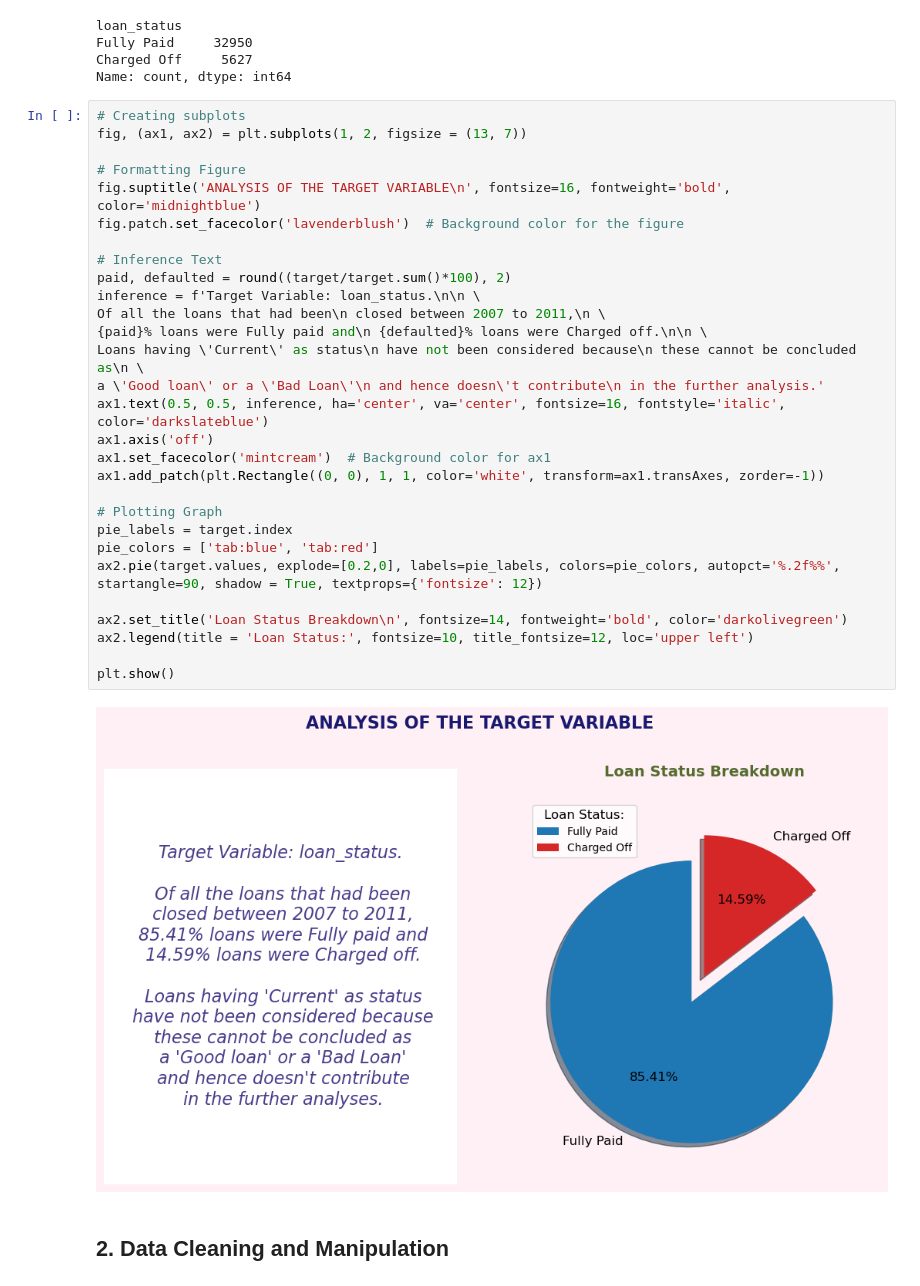
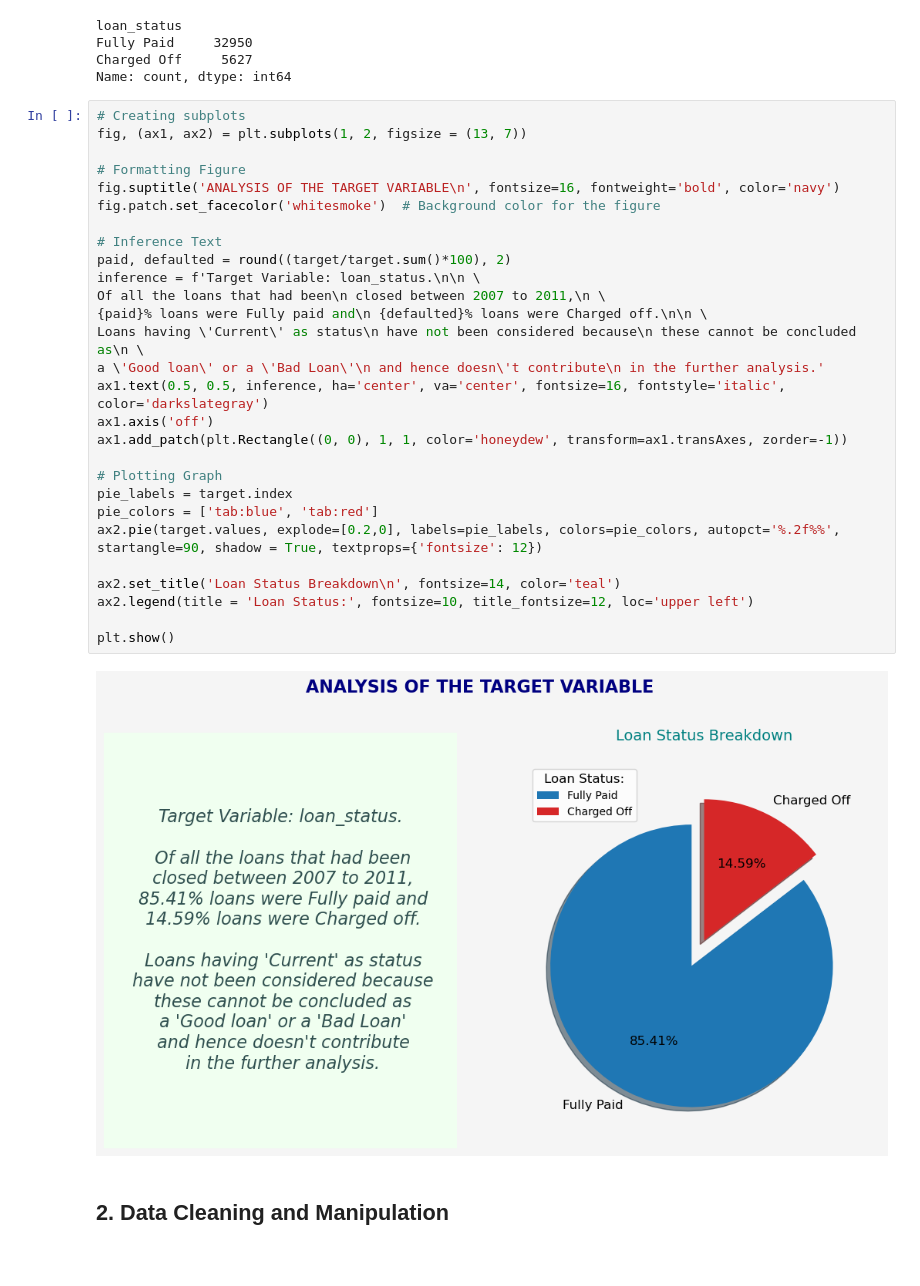
Before and after one commit to svenkatlata/Lending_Club_Case_Study, a Jupyter notebook: Lending_Club_Case_Study_EDA.ipynb, the cells around one changed output. Cells and saved outputs as stored; diff of their text form.

```diff
--- a/Lending_Club_Case_Study_EDA.ipynb
+++ b/Lending_Club_Case_Study_EDA.ipynb
@@ -239,34 +239,33 @@ Name: count, dtype: int64
 # %%
 # Creating subplots
 fig, (ax1, ax2) = plt.subplots(1, 2, figsize = (13, 7))
 
 # Formatting Figure
-fig.suptitle('ANALYSIS OF THE TARGET VARIABLE\n', fontsize=16, fontweight='bold', color='midnightblue')
-fig.patch.set_facecolor('lavenderblush')  # Background color for the figure
+fig.suptitle('ANALYSIS OF THE TARGET VARIABLE\n', fontsize=16, fontweight='bold', color='navy')
+fig.patch.set_facecolor('whitesmoke')  # Background color for the figure
 
 # Inference Text
 paid, defaulted = round((target/target.sum()*100), 2)
 inference = f'Target Variable: loan_status.\n\n \
 Of all the loans that had been\n closed between 2007 to 2011,\n \
 {paid}% loans were Fully paid and\n {defaulted}% loans were Charged off.\n\n \
 Loans having \'Current\' as status\n have not been considered because\n these cannot be concluded as\n \
 a \'Good loan\' or a \'Bad Loan\'\n and hence doesn\'t contribute\n in the further analysis.'
-ax1.text(0.5, 0.5, inference, ha='center', va='center', fontsize=16, fontstyle='italic', color='darkslateblue')
+ax1.text(0.5, 0.5, inference, ha='center', va='center', fontsize=16, fontstyle='italic', color='darkslategray')
 ax1.axis('off')
-ax1.set_facecolor('mintcream')  # Background color for ax1
-ax1.add_patch(plt.Rectangle((0, 0), 1, 1, color='white', transform=ax1.transAxes, zorder=-1))
+ax1.add_patch(plt.Rectangle((0, 0), 1, 1, color='honeydew', transform=ax1.transAxes, zorder=-1))
 
 # Plotting Graph
 pie_labels = target.index
 pie_colors = ['tab:blue', 'tab:red']
 ax2.pie(target.values, explode=[0.2,0], labels=pie_labels, colors=pie_colors, autopct='%.2f%%', startangle=90, shadow = True, textprops={'fontsize': 12})
 
-ax2.set_title('Loan Status Breakdown\n', fontsize=14, fontweight='bold', color='darkolivegreen')
+ax2.set_title('Loan Status Breakdown\n', fontsize=14, color='teal')
 ax2.legend(title = 'Loan Status:', fontsize=10, title_fontsize=12, loc='upper left')
 
 plt.show()
 # %% [output]
-[figure, old version]
+[figure, new version]
 # %% [markdown]
 ## <a id = 'data-cleaning-and-manipulation'>2. Data Cleaning and Manipulation</a>
 # %% [markdown]
```
